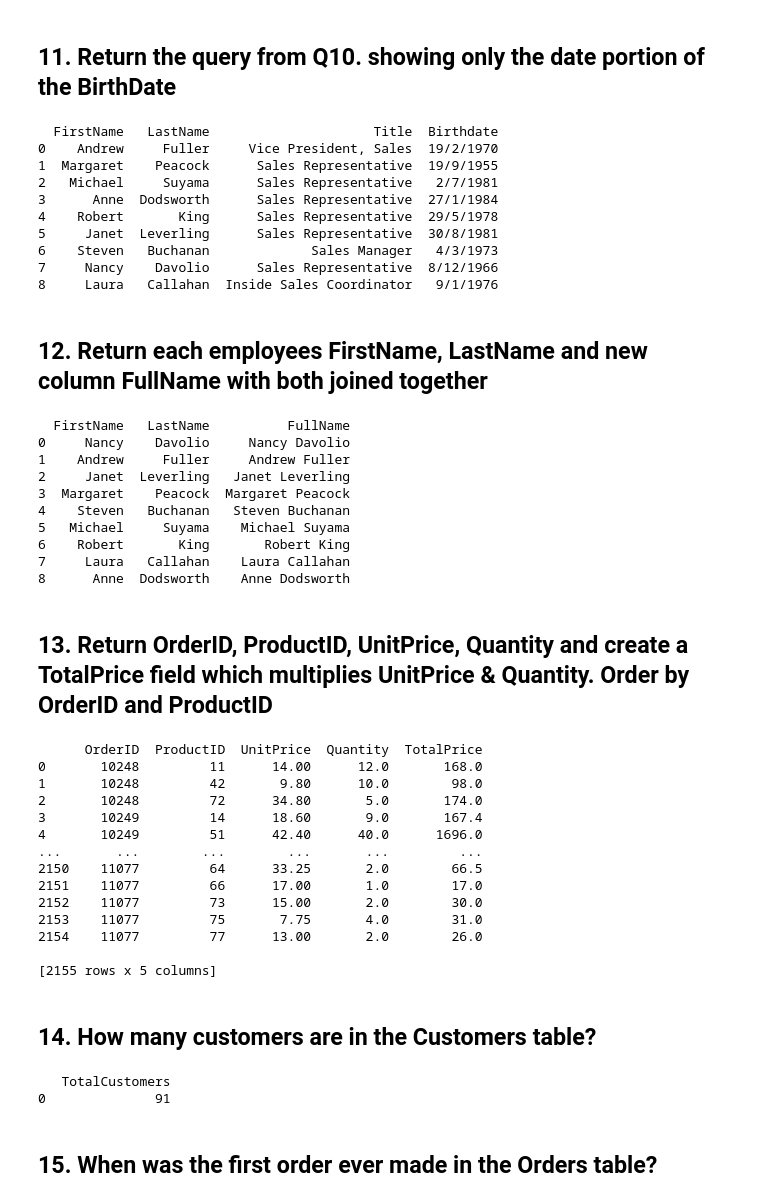
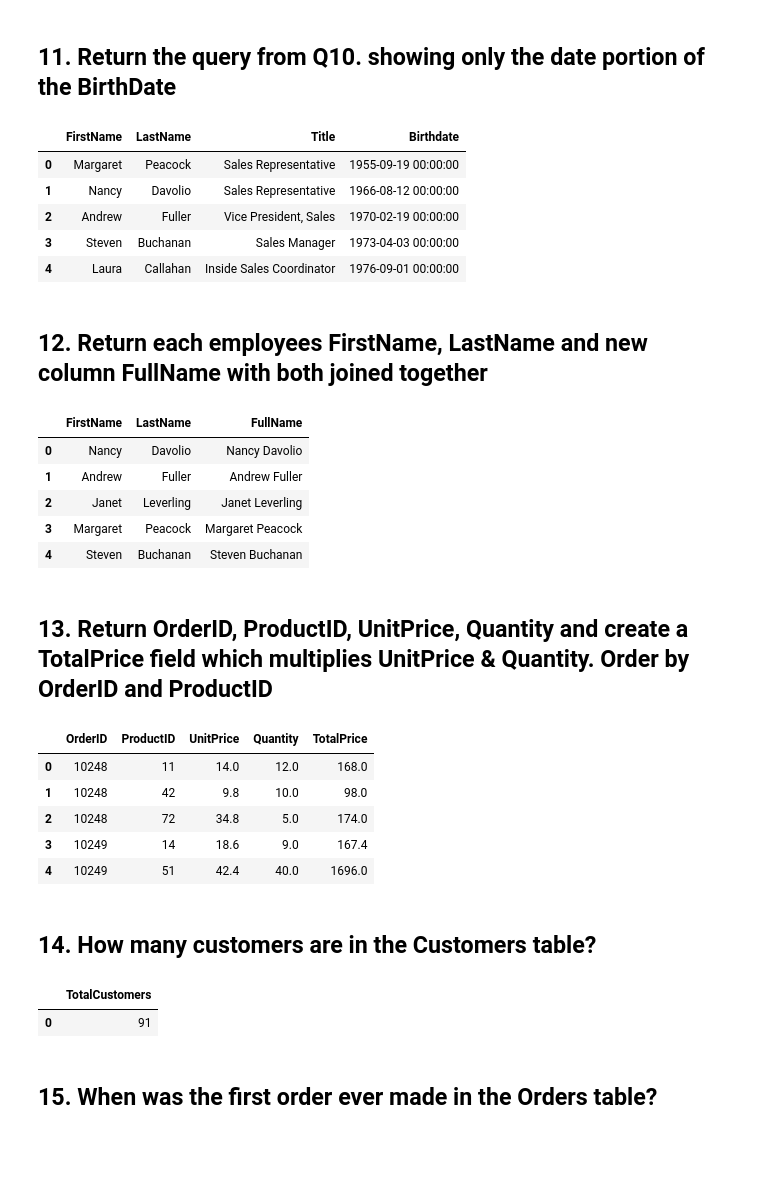
Before and after one commit to caglar-s/SQL-PORTFOLIO-PROJECTS, a Jupyter notebook: SQL Practice Problems.ipynb, the cells around one changed output. Cells and saved outputs as stored; diff of their text form; code cells hidden in the pictures; blank space fills up the shorter version.

```diff
--- a/SQL Practice Problems.ipynb
+++ b/SQL Practice Problems.ipynb
@@ -194,5 +194,5 @@ query = """
         WHERE ShipCountry IN ('Brazil','Mexico','Argentina','Venezuela') LIMIT 5
 
         """
-print(sqldf(query,locals()))
+sqldf.run(query)
 # %% [output]
@@ -212,8 +212,8 @@ query = """
             Title,
             BirthDate
         FROM Employees
-        ORDER BY BirthDate
+        ORDER BY BirthDate limit 5
 
         """
-print(sqldf(query,locals()))
+sqldf.run(query)
 # %% [output]
@@ -237,21 +233,17 @@ query = """
             Title,
             BirthDate
         FROM Employees
-        ORDER BY BirthDate
+        ORDER BY BirthDate LIMIT 5
 
         """
-print(sqldf(query,locals()))
+sqldf.run(query)
 # %% [output]
-  FirstName   LastName                     Title  Birthdate
-0    Andrew     Fuller     Vice President, Sales  19/2/1970
-1  Margaret    Peacock      Sales Representative  19/9/1955
-2   Michael     Suyama      Sales Representative   2/7/1981
-3      Anne  Dodsworth      Sales Representative  27/1/1984
-4    Robert       King      Sales Representative  29/5/1978
-5     Janet  Leverling      Sales Representative  30/8/1981
-6    Steven   Buchanan             Sales Manager   4/3/1973
-7     Nancy    Davolio      Sales Representative  8/12/1966
-8     Laura   Callahan  Inside Sales Coordinator   9/1/1976
+|  | FirstName | LastName | Title | Birthdate |
+| 0 | Margaret | Peacock | Sales Representative | 1955-09-19 00:00:00 |
+| 1 | Nancy | Davolio | Sales Representative | 1966-08-12 00:00:00 |
+| 2 | Andrew | Fuller | Vice President, Sales | 1970-02-19 00:00:00 |
+| 3 | Steven | Buchanan | Sales Manager | 1973-04-03 00:00:00 |
+| 4 | Laura | Callahan | Inside Sales Coordinator | 1976-09-01 00:00:00 |
 # %% [markdown]
 ## 12. Return each employees FirstName, LastName and new column FullName with both joined together
 # %%
@@ -260,54 +252,42 @@ query = """
             FirstName,
             LastName,
             FirstName || ' '|| LastName AS FullName
-        FROM Employees
+        FROM Employees LIMIT 5
 
         """
-print(sqldf(query,locals()))
+sqldf.run(query)
 
 #Or alternative Python implementation below
-Employees["FullName"] = Employees.FirstName.str.cat(Employees.LastName, sep=' ')
+#Employees["FullName"] = Employees.FirstName.str.cat(Employees.LastName, sep=' ')
 # %% [output]
-  FirstName   LastName          FullName
-0     Nancy    Davolio     Nancy Davolio
-1    Andrew     Fuller     Andrew Fuller
-2     Janet  Leverling   Janet Leverling
-3  Margaret    Peacock  Margaret Peacock
-4    Steven   Buchanan   Steven Buchanan
-5   Michael     Suyama    Michael Suyama
-6    Robert       King       Robert King
-7     Laura   Callahan    Laura Callahan
-8      Anne  Dodsworth    Anne Dodsworth
+|  | FirstName | LastName | FullName |
+| 0 | Nancy | Davolio | Nancy Davolio |
+| 1 | Andrew | Fuller | Andrew Fuller |
+| 2 | Janet | Leverling | Janet Leverling |
+| 3 | Margaret | Peacock | Margaret Peacock |
+| 4 | Steven | Buchanan | Steven Buchanan |
 # %% [markdown]
 ## 13. Return OrderID, ProductID, UnitPrice, Quantity and create a TotalPrice field which multiplies UnitPrice & Quantity. Order by OrderID and ProductID
 # %%
 query = """
         SELECT
             OrderID,
             ProductID,
             UnitPrice,
             Quantity,
             UnitPrice * Quantity AS TotalPrice
         FROM OrderDetails
-        ORDER BY OrderID,ProductID
+        ORDER BY OrderID,ProductID LIMIT 5
 
         """
-print(sqldf(query,locals()))
+sqldf.run(query)
 # %% [output]
-      OrderID  ProductID  UnitPrice  Quantity  TotalPrice
-0       10248         11      14.00      12.0       168.0
-1       10248         42       9.80      10.0        98.0
-2       10248         72      34.80       5.0       174.0
-3       10249         14      18.60       9.0       167.4
-4       10249         51      42.40      40.0      1696.0
-...       ...        ...        ...       ...         ...
-2150    11077         64      33.25       2.0        66.5
-2151    11077         66      17.00       1.0        17.0
-2152    11077         73      15.00       2.0        30.0
-2153    11077         75       7.75       4.0        31.0
-2154    11077         77      13.00       2.0        26.0
-
-[2155 rows x 5 columns]
+|  | OrderID | ProductID | UnitPrice | Quantity | TotalPrice |
+| 0 | 10248 | 11 | 14.0 | 12.0 | 168.0 |
+| 1 | 10248 | 42 | 9.8 | 10.0 | 98.0 |
+| 2 | 10248 | 72 | 34.8 | 5.0 | 174.0 |
+| 3 | 10249 | 14 | 18.6 | 9.0 | 167.4 |
+| 4 | 10249 | 51 | 42.4 | 40.0 | 1696.0 |
 # %% [markdown]
 ## 14. How many customers are in the Customers table?
 # %%
@@ -317,10 +297,10 @@ query = """
         FROM Customers
 
         """
-print(sqldf(query,locals()))
+sqldf.run(query)
 # %% [output]
-   TotalCustomers
-0              91
+|  | TotalCustomers |
+| 0 | 91 |
 # %% [markdown]
 ## 15. When was the first order ever made in the Orders table?
 # %%
```
Also changed, not shown: parts of 31 cells of this notebook.
